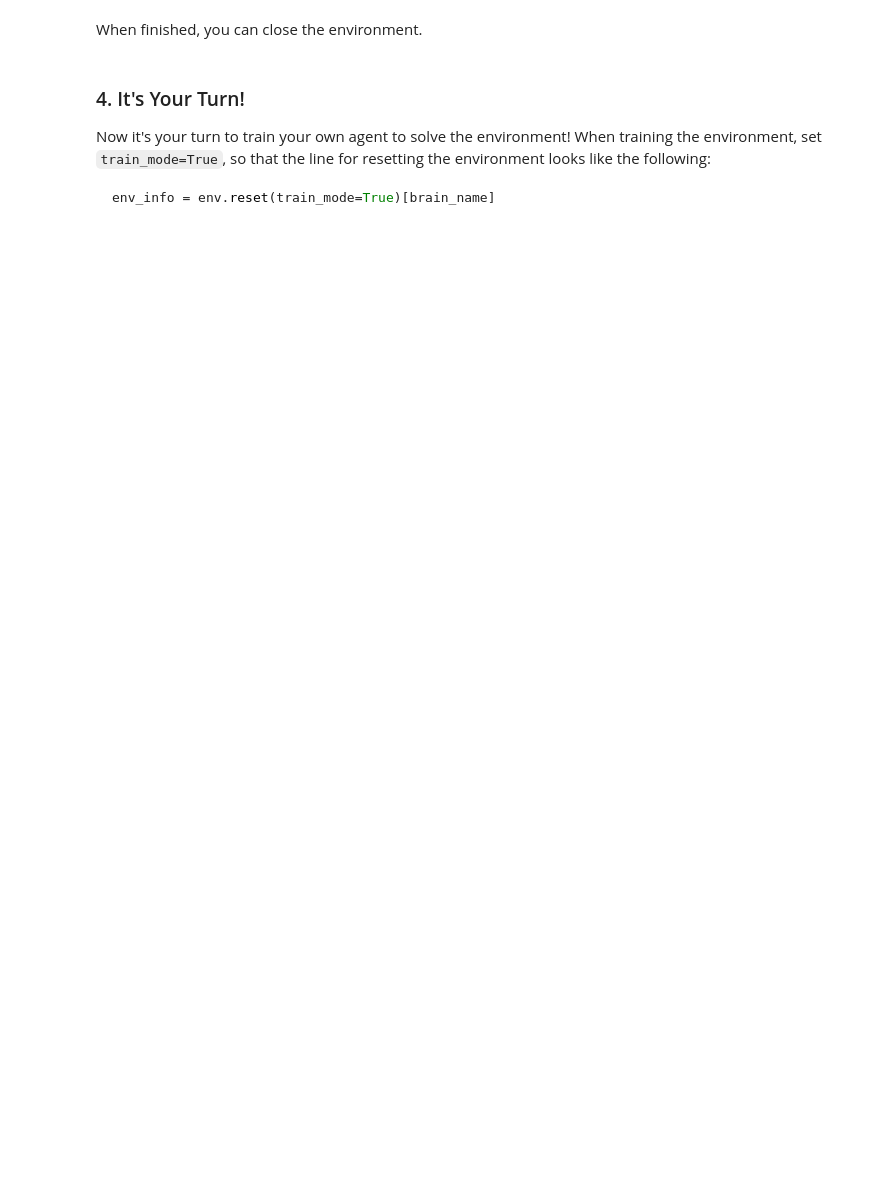
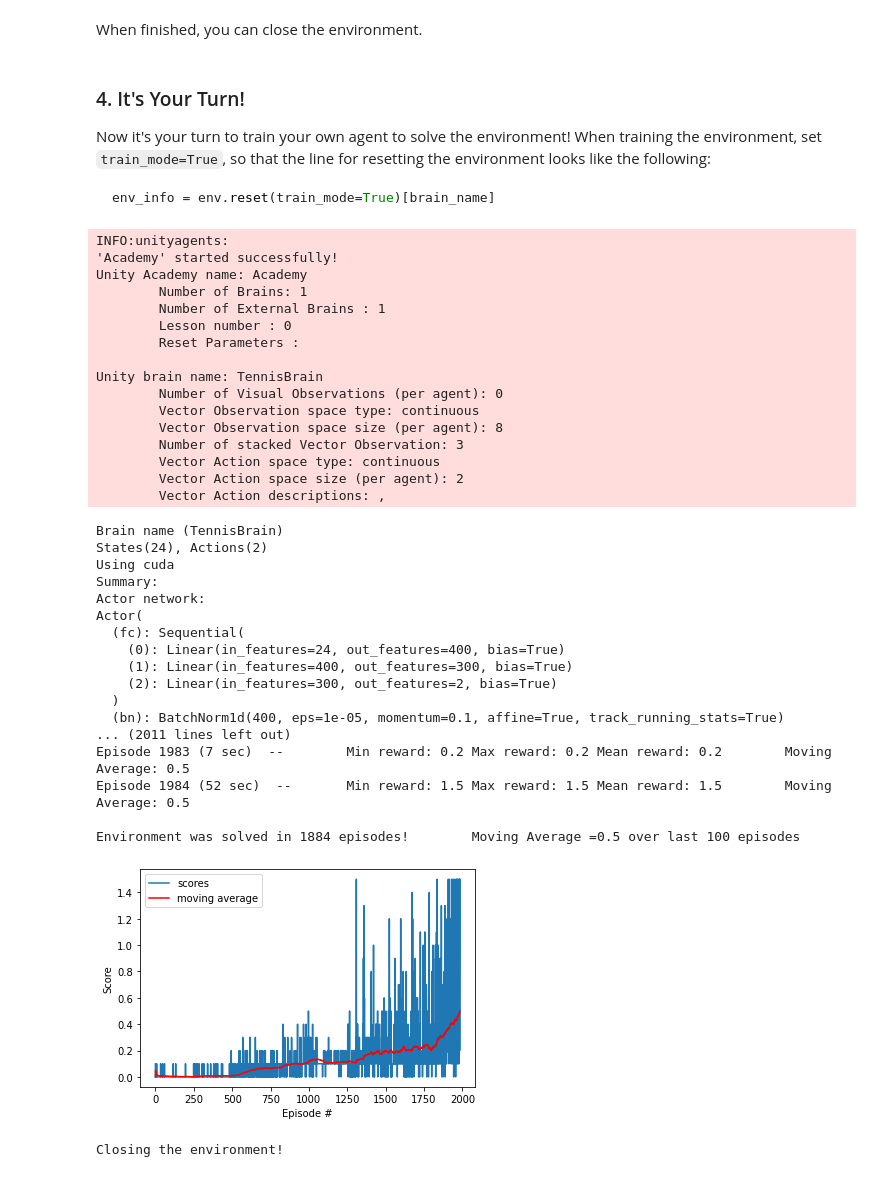
Before and after one commit to filipgrigorov/deep-reinforcement-learning, a Jupyter notebook: p3_collab-compet/Tennis.ipynb, the cells around one changed output. Saved outputs shown, nothing was run; the diff lists cells and outputs as text; code cells hidden in the pictures; blank space fills up the shorter version.

````diff
--- a/p3_collab-compet/Tennis.ipynb
+++ b/p3_collab-compet/Tennis.ipynb
@@ -27,4 +34,4 @@ For instance, if you are using a Mac, then you downloaded `Tennis.app`.  If this
 env = UnityEnvironment(file_name="Tennis.app")
 ```
 # %%
-env = UnityEnvironment(file_name="Tennis_Windows_x86_64/Tennis.exe")
+#env = UnityEnvironment(file_name="Tennis_Windows_x86_64/Tennis.exe")
@@ -128,0 +243,74 @@ env_info = env.reset(train_mode=True)[brain_name]
+# %%
+ENV_NAME = "Tennis_Windows_x86_64/Tennis.exe"
+
+env = UnityEnvironment(file_name=ENV_NAME)
+brain_name = env.brain_names[0]
+brain = env.brains[brain_name]
+
+env_info = env.reset(train_mode=True)[brain_name]
+
+num_agents = len(env_info.agents)
+
+action_size = brain.vector_action_space_size
+
+states = env_info.vector_observations
+state_size = states.shape[1]
+
+root_weights_path = 'weights'
+config = {
+    'env': env,
+    'brain_name': brain_name,
+    'episodes': 3000,
+    'ntimesteps': 300,
+    'average_over_episodes': 100,
+    'target_score': 0.5,
+    'num_agents': num_agents, # 2 for each racket
+    'state_size': state_size,
+    'action_size': action_size,
+    'actor_weights_path': os.path.join(root_weights_path, 'actor_weights_checkpoint'),
+    'critic_weights_path': os.path.join(root_weights_path, 'critic_weights_checkpoint')
+}
+
+scores, moving_average_scores = run_training(config)
+
+plot(scores, moving_average_scores)
+# %% [output]
+INFO:unityagents:
+'Academy' started successfully!
+Unity Academy name: Academy
+        Number of Brains: 1
+        Number of External Brains : 1
+        Lesson number : 0
+        Reset Parameters :
+
+Unity brain name: TennisBrain
+        Number of Visual Observations (per agent): 0
+        Vector Observation space type: continuous
+        Vector Observation space size (per agent): 8
+        Number of stacked Vector Observation: 3
+        Vector Action space type: continuous
+        Vector Action space size (per agent): 2
+        Vector Action descriptions: ,
+Brain name (TennisBrain)
+States(24), Actions(2)
+Using cuda
+Summary:
+Actor network:
+Actor(
+  (fc): Sequential(
+    (0): Linear(in_features=24, out_features=400, bias=True)
+    (1): Linear(in_features=400, out_features=300, bias=True)
+    (2): Linear(in_features=300, out_features=2, bias=True)
+  )
+  (bn): BatchNorm1d(400, eps=1e-05, momentum=0.1, affine=True, track_running_stats=True)
+... (2011 lines left out)
+Episode 1983 (7 sec)  --        Min reward: 0.2 Max reward: 0.2 Mean reward: 0.2        Moving Average: 0.5
+Episode 1984 (52 sec)  --       Min reward: 1.5 Max reward: 1.5 Mean reward: 1.5        Moving Average: 0.5
+
+Environment was solved in 1884 episodes!        Moving Average =0.5 over last 100 episodes
+[figure, added]
+# %%
+print('Closing the environment!')
+env.close()
+# %% [output]
+Closing the environment!
````
Also changed, not shown: parts of 9 cells of this notebook, 4 other files.
